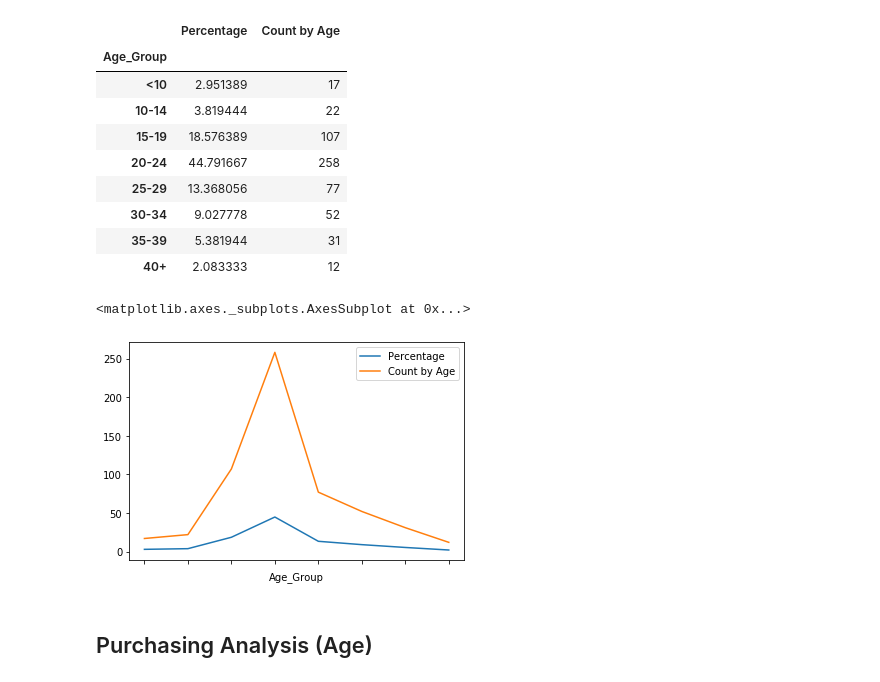
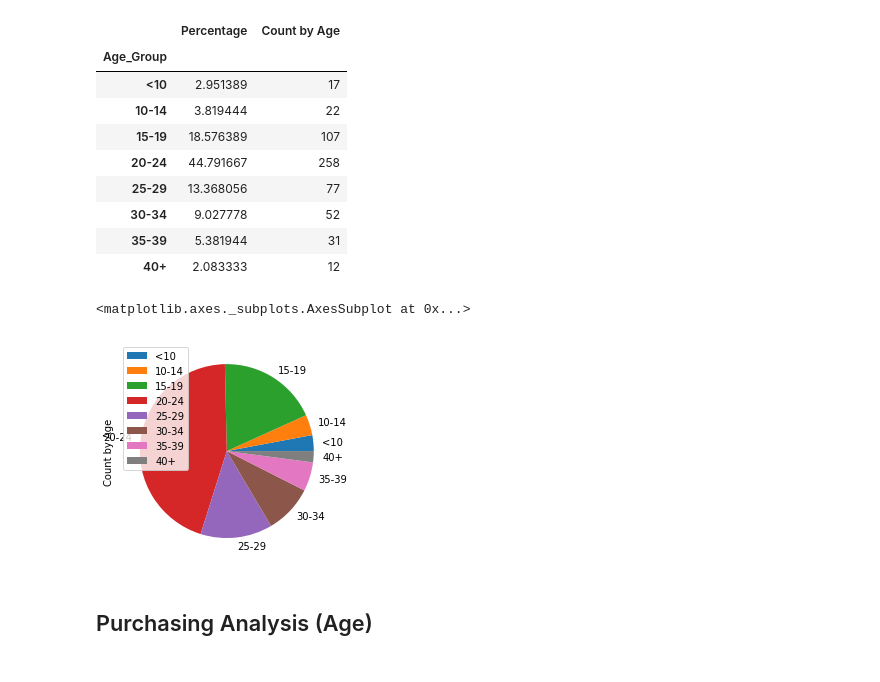
Before and after one commit to sherirosalia/Game_Sales_Analysis, a Jupyter notebook: HeroesOfPymoli.ipynb, the cells around one changed output. Cells and saved outputs as stored; diff of their text form; code cells hidden in the pictures.

```diff
--- a/HeroesOfPymoli.ipynb
+++ b/HeroesOfPymoli.ipynb
@@ -342,11 +342,11 @@ summarytable2
 | 30-34 | 9.027778 | 52 |
 | 35-39 | 5.381944 | 31 |
 | 40+ | 2.083333 | 12 |
-# %%
-summarytable2.plot()
-# %% [output]
-<matplotlib.axes._subplots.AxesSubplot at 0x...>
-[figure, removed]
+# %%
+summarytable2.plot(kind='pie', y='Count by Age')
+# %% [output]
+<matplotlib.axes._subplots.AxesSubplot at 0x...>
+[figure, added]
 # %% [markdown]
 ## Purchasing Analysis (Age)
 # %% [markdown]
```
Also changed, not shown: parts of 1 cell of this notebook, 5 other files.
